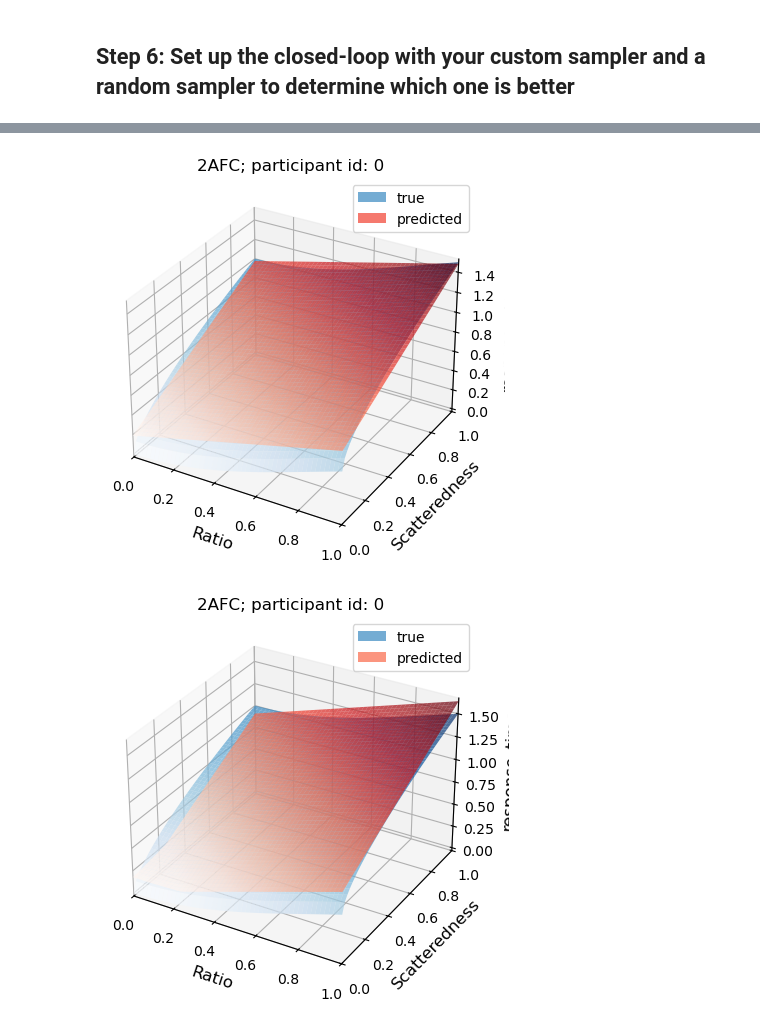
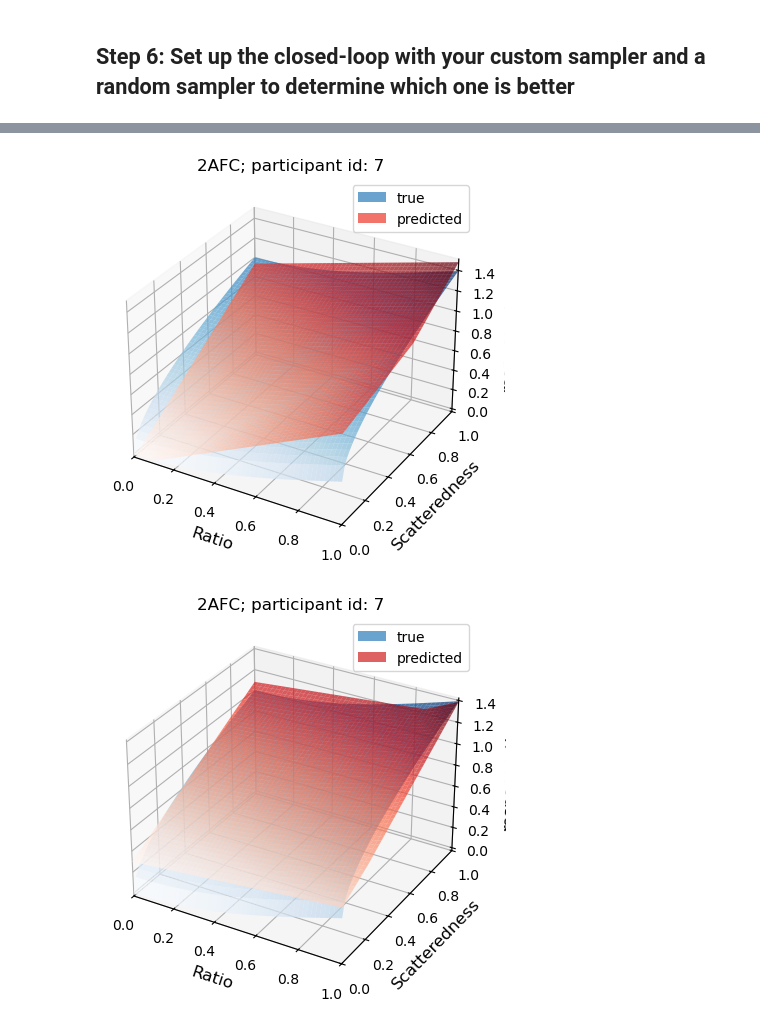
Before and after one commit to whyhardt/CourseOptimizingExperimentalDesign, a Jupyter notebook: tutorials/06_uncertaintysampling.ipynb, the cells around one changed output, grey strips where cells are left out. Cells and saved outputs as stored; diff of their text form; code cells hidden in the pictures.

```diff
--- a/tutorials/06_uncertaintysampling.ipynb
+++ b/tutorials/06_uncertaintysampling.ipynb
@@ -773,7 +776,7 @@ We are going to apply it to the second case. Here, we are going to pack a number
 # %%
 n_units = 10
 n_conditions = 2
-noise_level = 0.
+noise_level = 0.3
 
 # ADD YOUR CODE HERE
 parameters = np.random.normal(0, 1, (n_units, n_conditions))
@@ -795,6 +798,7 @@ for _ in range(n_models):
             FFN(n_units=n_units, n_conditions=n_conditions),
             max_epochs=100,
             lr=0.1,
+            verbose=False
         )
     )
 # %%
@@ -916,6 +911,7 @@ for _ in range(n_models):
             FFN(n_units=n_units, n_conditions=n_conditions),
             max_epochs=100,
             lr=0.1,
+            verbose=False
         )
     )
 
@@ -942,10 +920,15 @@ epoch   train loss
 # %%
 # ADD YOUR CODE HERE
 
-n_cycles = 100
+n_cycles = 20
 
-conditions_disagreement = conditions_raw
-conditions_random = conditions_raw
+conditions_test = random_pool(experiment.variables, num_samples=10000)
+test_data = experiment.run(conditions_test, noise_level_run=0).to_numpy()
+
+from copy import deepcopy
+
+conditions_disagreement = deepcopy(conditions_raw)
+conditions_random = deepcopy(conditions_raw)
 
 mse_disagreement_all = np.zeros(n_cycles)
 mse_random_all = np.zeros(n_cycles)
@@ -953,10 +936,14 @@ mse_random_all = np.zeros(n_cycles)
 for cycle in range(n_cycles):
 
     # get new conditions
-    new_conditions_disagreement = disagreement_sampler(experiment, theorist_disagreement)
+    new_conditions_disagreement = disagreement_sampler(experiment, conditions_disagreement, theorist_disagreement, novelty_weight=0.05)
     conditions_disagreement = np.concatenate((conditions_disagreement, new_conditions_disagreement))
     new_conditions_random = random_pool(experiment.variables, num_samples=1)
     conditions_random = np.concatenate((conditions_random, new_conditions_random))
+
+    # plot the sampled conditions
+    plt.plot(conditions_disagreement[:, 0], conditions_disagreement[:, 1], 'x', 'r')
+    plt.show()
 
     # collect data from experiment
     experiment_data_disagreement = experiment.run(conditions_disagreement).to_numpy()
@@ -968,13 +955,16 @@ for cycle in range(n_cycles):
         theorist_random[index_model].fit(experiment_data_random[:, :-1], experiment_data_random[:, -1:])
 
     # get test predictions
-    pred_disagreement = theorist_disagreement[0].predict(test_data[:, :-1])
-    mse_disagreement = np.mean((test_data[:, -1:]-pred_disagreement)**2)
-    mse_disagreement_all[cycle] += mse_disagreement
+    mse_disagreement = 0
+    mse_random = 0
+    for index_model, model in enumerate(theorist_disagreement):
+        pred_disagreement = theorist_disagreement[0].predict(test_data[:, :-1])
+        mse_disagreement += np.mean((test_data[:, -1:]-pred_disagreement)**2)
+        pred_random = theorist_random[0].predict(test_data[:, :-1])
+        mse_random += np.mean((test_data[:, -1:]-pred_random)**2)
 
-    pred_random = theorist_random[0].predict(test_data[:, :-1])
-    mse_random = np.mean((test_data[:, -1:]-pred_random)**2)
-    mse_random_all[cycle] += mse_random
+    mse_disagreement_all[cycle] += mse_disagreement/len(theorist_disagreement)
+    mse_random_all[cycle] += mse_random/len(theorist_disagreement)
 
     # print results
     print(f"Cycle {cycle+1}/{n_cycles}: Disagreement MSE = {np.round(mse_disagreement, 8)}; Random MSE = {np.round(mse_random, 8)}")
@@ -1005,13 +990,15 @@ epoch   train loss
 # %%
+participant_id = 7
+
 experiment.plotter(
-    participant_id=0,
+    participant_id=participant_id,
     model=theorist_disagreement[0]
 )
 
 experiment.plotter(
-    participant_id=0,
+    participant_id=participant_id,
     model=theorist_random[0]
 )
 # %% [output]
-[figure, old version]
+[figure, new version]
-[figure, old version]
+[figure, new version]
```
Also changed, not shown: parts of 8 cells of this notebook, 4 other files.
